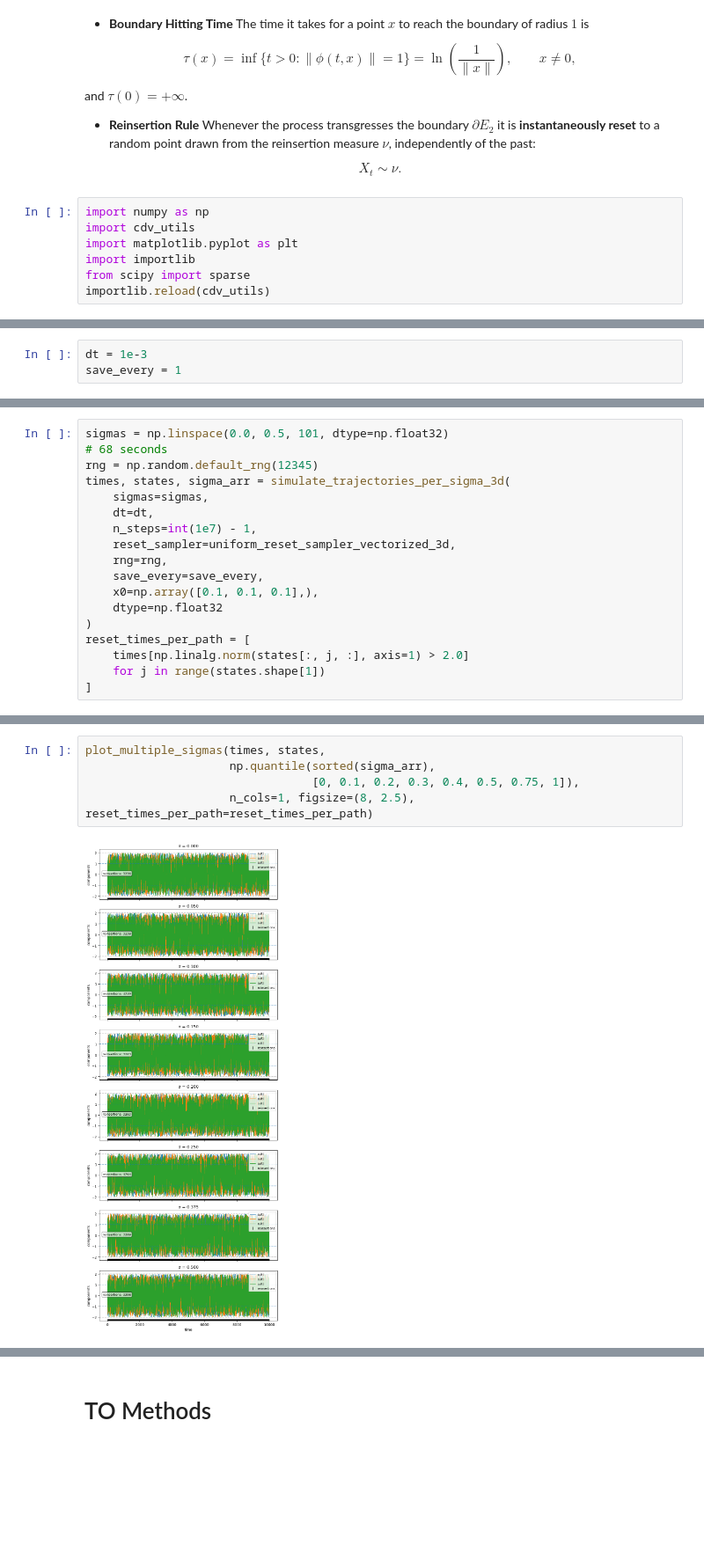
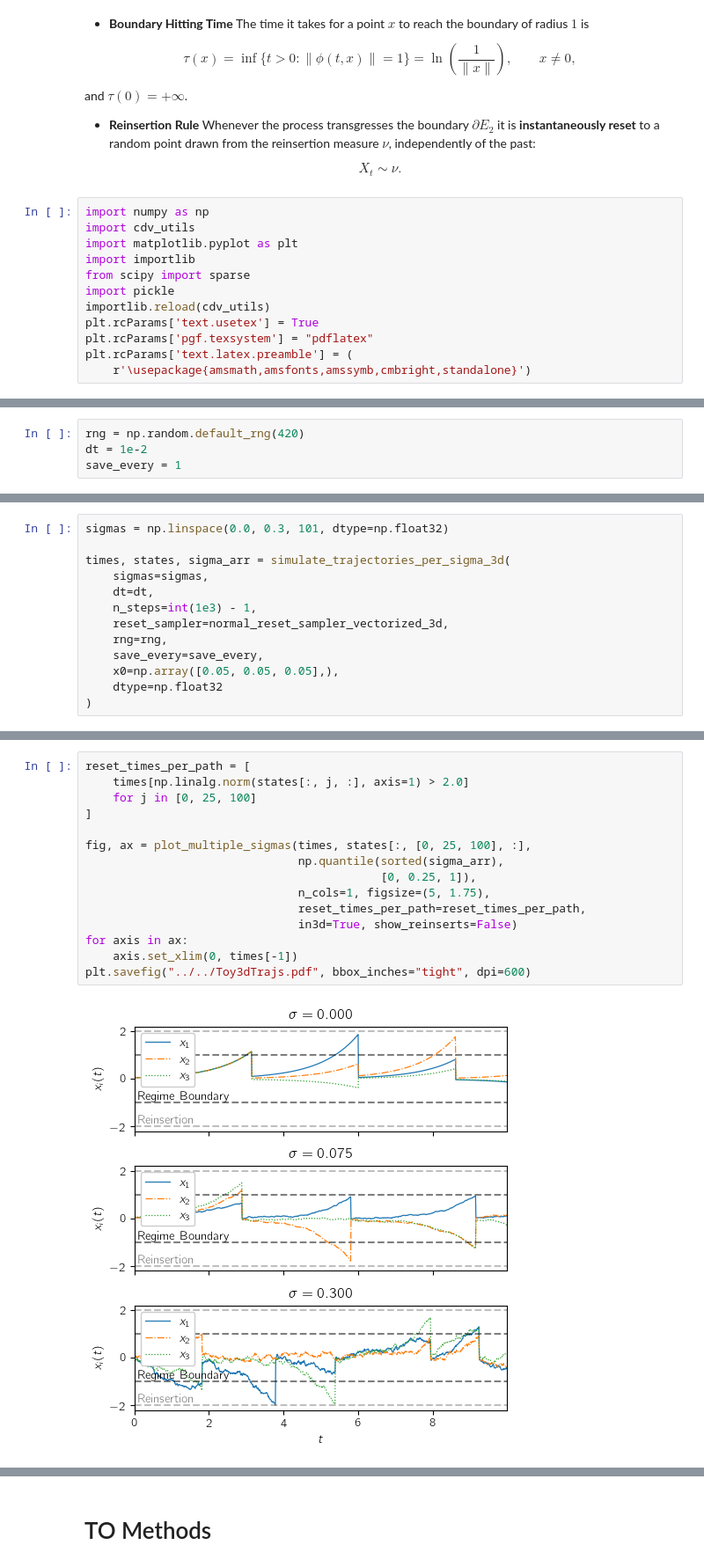
Before and after one commit to hschoeller/Stochastic_Intertia, a Jupyter notebook: code/code_deposit/Toy3d.ipynb, the cells around one changed output, grey strips where cells are left out. Shown at 88% size. Cells and saved outputs as stored; diff of their text form; blank space fills up the shorter version.

```diff
--- a/code/code_deposit/Toy3d.ipynb
+++ b/code/code_deposit/Toy3d.ipynb
@@ -46,4 +46,9 @@ import cdv_utils
 import matplotlib.pyplot as plt
 import importlib
 from scipy import sparse
+import pickle
 importlib.reload(cdv_utils)
+plt.rcParams['text.usetex'] = True
+plt.rcParams['pgf.texsystem'] = "pdflatex"
+plt.rcParams['text.latex.preamble'] = (
+    r'\usepackage{amsmath,amsfonts,amssymb,cmbright,standalone}')
@@ -55,3 +66,4 @@ from cdv_utils import (plot_lifetime_distributions_lines, diffusion_maps_matrix,
 # %%
-dt = 1e-3
+rng = np.random.default_rng(420)
+dt = 1e-2
 save_every = 1
@@ -349,18 +92,13 @@ plot_trajectory_with_reinsertions_3d(
 # %%
-sigmas = np.linspace(0.0, 0.5, 101, dtype=np.float32)
-# 68 seconds
-rng = np.random.default_rng(12345)
+sigmas = np.linspace(0.0, 0.3, 101, dtype=np.float32)
+
 times, states, sigma_arr = simulate_trajectories_per_sigma_3d(
     sigmas=sigmas,
     dt=dt,
-    n_steps=int(1e7) - 1,
-    reset_sampler=uniform_reset_sampler_vectorized_3d,
+    n_steps=int(1e3) - 1,
+    reset_sampler=normal_reset_sampler_vectorized_3d,
     rng=rng,
     save_every=save_every,
-    x0=np.array([0.1, 0.1, 0.1],),
+    x0=np.array([0.05, 0.05, 0.05],),
     dtype=np.float32
 )
-reset_times_per_path = [
-    times[np.linalg.norm(states[:, j, :], axis=1) > 2.0]
-    for j in range(states.shape[1])
-]
@@ -426,7 +105,17 @@ def plot_multiple_sigmas(times: np.ndarray,
 # %%
-plot_multiple_sigmas(times, states,
-                     np.quantile(sorted(sigma_arr),
-                                 [0, 0.1, 0.2, 0.3, 0.4, 0.5, 0.75, 1]),
-                     n_cols=1, figsize=(8, 2.5), reset_times_per_path=reset_times_per_path)
+reset_times_per_path = [
+    times[np.linalg.norm(states[:, j, :], axis=1) > 2.0]
+    for j in [0, 25, 100]
+]
+
+fig, ax = plot_multiple_sigmas(times, states[:, [0, 25, 100], :],
+                               np.quantile(sorted(sigma_arr),
+                                           [0, 0.25, 1]),
+                               n_cols=1, figsize=(5, 1.75),
+                               reset_times_per_path=reset_times_per_path,
+                               in3d=True, show_reinserts=False)
+for axis in ax:
+    axis.set_xlim(0, times[-1])
+plt.savefig("../../Toy3dTrajs.pdf", bbox_inches="tight", dpi=600)
 # %% [output]
-[figure, old version]
+[figure, new version]
```
Also changed, not shown: parts of 59 cells of this notebook, 12 other files.
